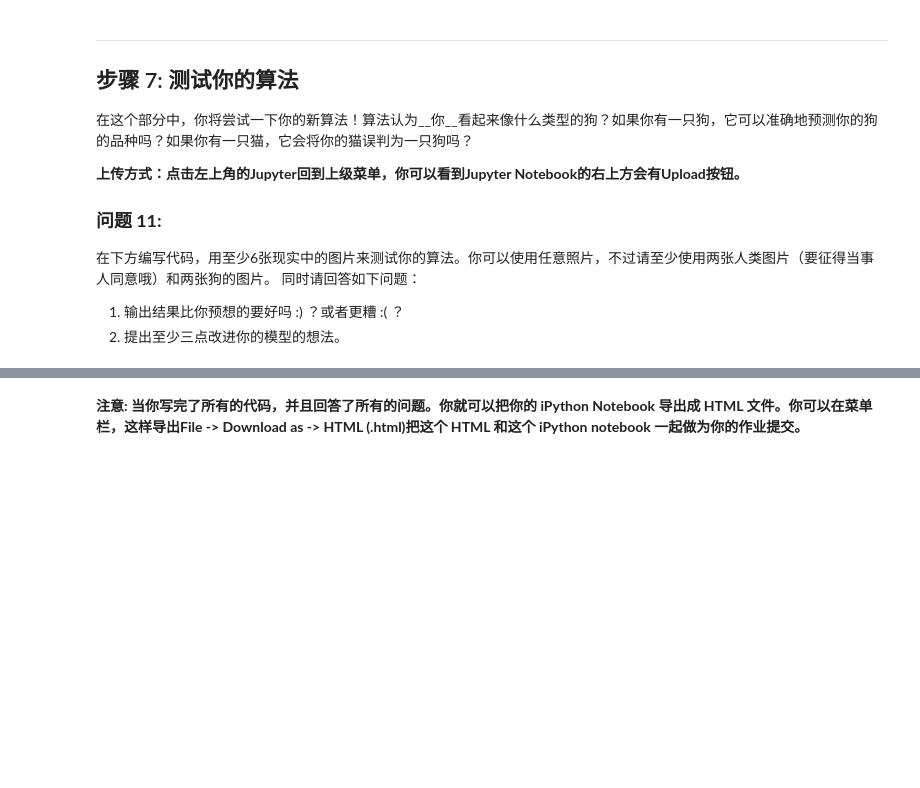
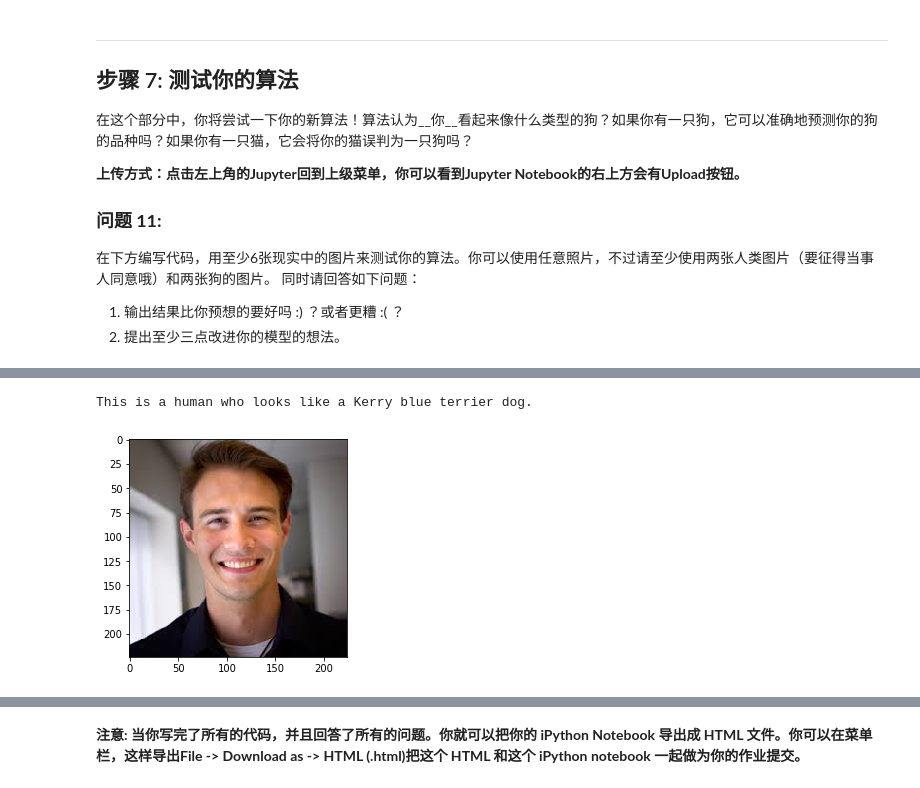
Before and after one commit to yanglinjing/dlnd_p2_dog_img_classifier, a Jupyter notebook: dog_app_zh.ipynb, the cells around one changed output, grey strips where cells are left out. Drawn from its saved outputs; the diff is of its cells as text; code cells hidden in the pictures; blank space fills up the shorter version.

```diff
--- a/dog_app_zh.ipynb
+++ b/dog_app_zh.ipynb
@@ -1216,0 +1180,5 @@ FailedPreconditionError: ignored
+# %%
+predict_cate(test_pictures[1])
+# %% [output]
+This is a human who looks like a Kerry blue terrier dog.
+[figure, added]
```
Also changed, not shown: parts of 36 cells of this notebook.
